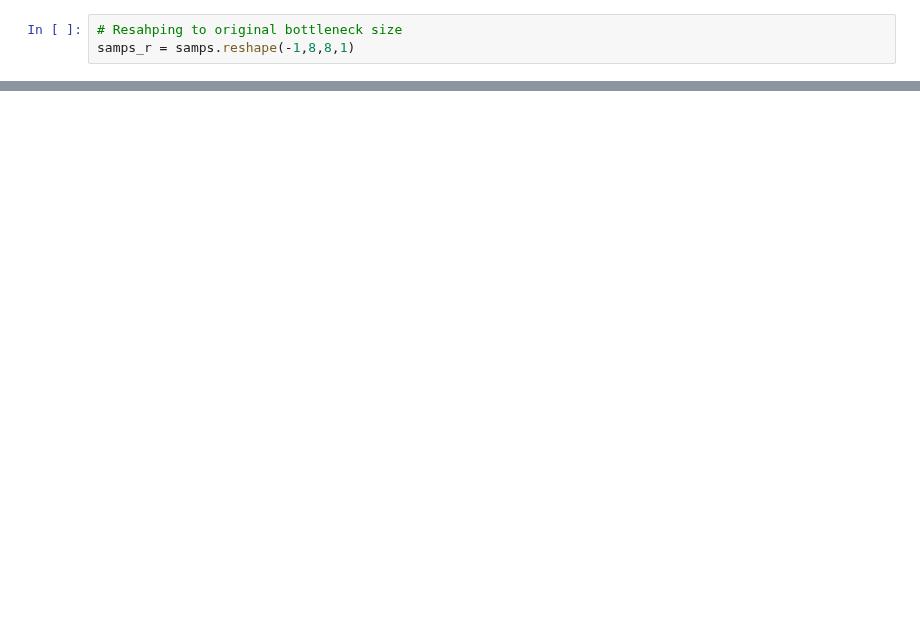
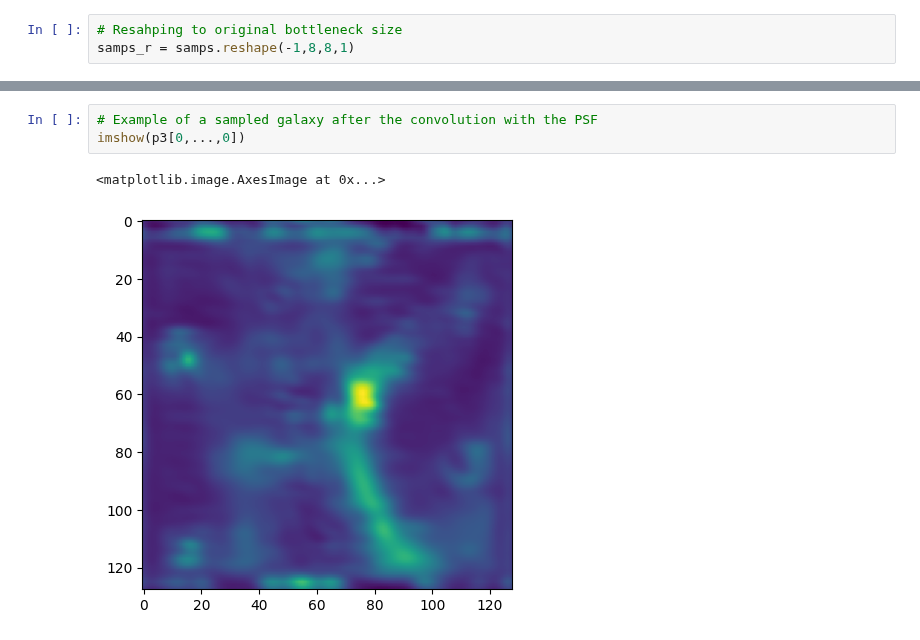
Before and after one commit to JonnyyTorres/Galsim_JAX, a Jupyter notebook: NF_Galsim.ipynb, the cells around one changed output, grey strips where cells are left out. Saved outputs shown, nothing was run; the diff lists cells and outputs as text; blank space fills up the shorter version.

```diff
--- a/NF_Galsim.ipynb
+++ b/NF_Galsim.ipynb
@@ -544 +558,7 @@ z = p.sample(seed=rng_1)
+# %%
+# Example of a sampled galaxy after the convolution with the PSF
+imshow(p3[0,...,0])
+# %% [output]
+<matplotlib.image.AxesImage at 0x...>
+[figure, added]
 # %%
```
Also changed, not shown: parts of 36 cells of this notebook.
